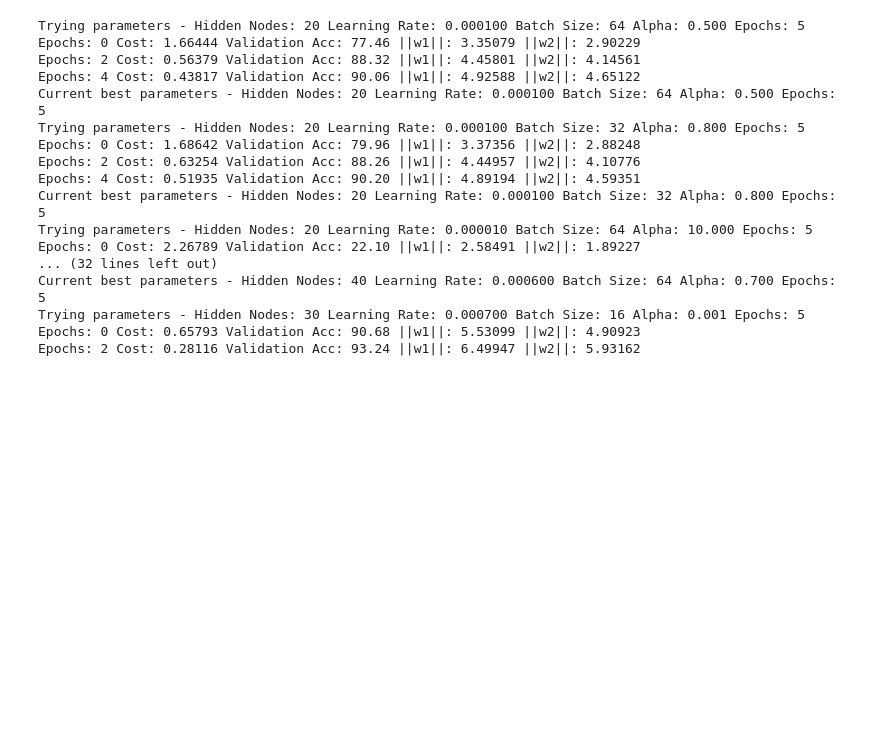
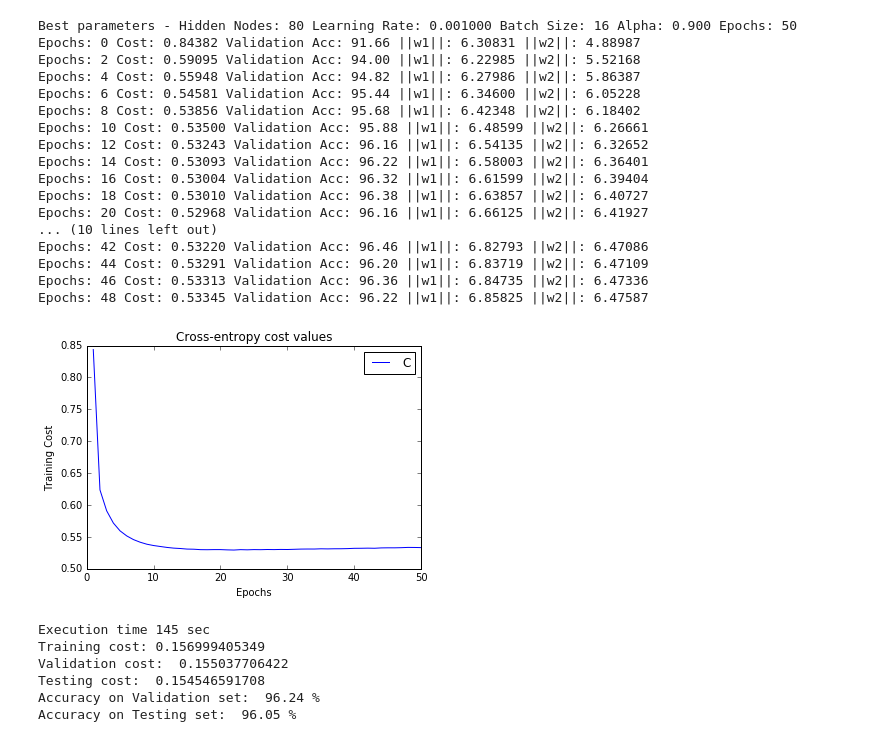
Before and after one commit to ArkAung/DNNfs, a Jupyter notebook: DNNfs.ipynb, the cells around one changed output. Drawn from its saved outputs; the diff is of its cells as text; code cells hidden in the pictures; blank space fills up the shorter version.

```diff
--- a/DNNfs.ipynb
+++ b/DNNfs.ipynb
@@ -179,48 +179,56 @@ def findBestHyperparameters():
             max_acc = acc
             best = i
         print ("Current best parameters - Hidden Nodes: %d Learning Rate: %.6f Batch Size: %d Alpha: %.3f Epochs: %d" % (
             h_nodes[best], l_rate[best], b_size[best], alpha[best], epochs))
     return h_nodes[i], l_rate[i], b_size[i], alpha[i], 10
 
 if __name__ == "__main__":
     # Load data
     if 'trainingImages' not in globals():
         trainingImages = np.load("datasets/mnist_train_images.npy")
         trainingLabels = np.load("datasets/mnist_train_labels.npy")
         validationImages = np.load("datasets/mnist_validation_images.npy")
         validationLabels = np.load("datasets/mnist_validation_labels.npy")
         testingImages = np.load("datasets/mnist_test_images.npy")
         testingLabels = np.load("datasets/mnist_test_labels.npy")
 
     import time
 
     start = time.time()
-    hidden_nodes, learning_rate, batch_size, ridge_term, epochs = findBestHyperparameters()
+#     hidden_nodes, learning_rate, batch_size, ridge_term, epochs = findBestHyperparameters()
+    hidden_nodes, learning_rate, batch_size, ridge_term, epochs = 80, 0.001, 16, 0.9, 50
     print ("Best parameters - Hidden Nodes: %d Learning Rate: %.6f Batch Size: %d Alpha: %.3f Epochs: %d" %
            (hidden_nodes, learning_rate, batch_size, ridge_term, epochs))
     w_1, w_2, b_1, b_2 = gradientDescent(trainingImages, trainingLabels, hidden_nodes, learning_rate, batch_size, epochs, ridge_term)
 
     dt = int(time.time() - start)
     print("Execution time %d sec" % dt)
 
     reportCosts(w_1, w_2, b_1, b_2, trainingImages, trainingLabels, validationImages, validationLabels, testingImages, testingLabels)
     print "Accuracy on Validation set: ", report_accuracy(w_1, w_2, b_1, b_2, validationImages, validationLabels), "%"
     print "Accuracy on Testing set: ", report_accuracy(w_1, w_2, b_1, b_2, testingImages, testingLabels), "%"
 # %% [output]
-Trying parameters - Hidden Nodes: 20 Learning Rate: 0.000100 Batch Size: 64 Alpha: 0.500 Epochs: 5
-Epochs: 0 Cost: 1.66444 Validation Acc: 77.46 ||w1||: 3.35079 ||w2||: 2.90229
-Epochs: 2 Cost: 0.56379 Validation Acc: 88.32 ||w1||: 4.45801 ||w2||: 4.14561
-Epochs: 4 Cost: 0.43817 Validation Acc: 90.06 ||w1||: 4.92588 ||w2||: 4.65122
-Current best parameters - Hidden Nodes: 20 Learning Rate: 0.000100 Batch Size: 64 Alpha: 0.500 Epochs: 5
-Trying parameters - Hidden Nodes: 20 Learning Rate: 0.000100 Batch Size: 32 Alpha: 0.800 Epochs: 5
-Epochs: 0 Cost: 1.68642 Validation Acc: 79.96 ||w1||: 3.37356 ||w2||: 2.88248
-Epochs: 2 Cost: 0.63254 Validation Acc: 88.26 ||w1||: 4.44957 ||w2||: 4.10776
-Epochs: 4 Cost: 0.51935 Validation Acc: 90.20 ||w1||: 4.89194 ||w2||: 4.59351
-Current best parameters - Hidden Nodes: 20 Learning Rate: 0.000100 Batch Size: 32 Alpha: 0.800 Epochs: 5
-Trying parameters - Hidden Nodes: 20 Learning Rate: 0.000010 Batch Size: 64 Alpha: 10.000 Epochs: 5
-Epochs: 0 Cost: 2.26789 Validation Acc: 22.10 ||w1||: 2.58491 ||w2||: 1.89227
-... (32 lines left out)
-Current best parameters - Hidden Nodes: 40 Learning Rate: 0.000600 Batch Size: 64 Alpha: 0.700 Epochs: 5
-Trying parameters - Hidden Nodes: 30 Learning Rate: 0.000700 Batch Size: 16 Alpha: 0.001 Epochs: 5
-Epochs: 0 Cost: 0.65793 Validation Acc: 90.68 ||w1||: 5.53099 ||w2||: 4.90923
-Epochs: 2 Cost: 0.28116 Validation Acc: 93.24 ||w1||: 6.49947 ||w2||: 5.93162
+Best parameters - Hidden Nodes: 80 Learning Rate: 0.001000 Batch Size: 16 Alpha: 0.900 Epochs: 50
+Epochs: 0 Cost: 0.84382 Validation Acc: 91.66 ||w1||: 6.30831 ||w2||: 4.88987
+Epochs: 2 Cost: 0.59095 Validation Acc: 94.00 ||w1||: 6.22985 ||w2||: 5.52168
+Epochs: 4 Cost: 0.55948 Validation Acc: 94.82 ||w1||: 6.27986 ||w2||: 5.86387
+Epochs: 6 Cost: 0.54581 Validation Acc: 95.44 ||w1||: 6.34600 ||w2||: 6.05228
+Epochs: 8 Cost: 0.53856 Validation Acc: 95.68 ||w1||: 6.42348 ||w2||: 6.18402
+Epochs: 10 Cost: 0.53500 Validation Acc: 95.88 ||w1||: 6.48599 ||w2||: 6.26661
+Epochs: 12 Cost: 0.53243 Validation Acc: 96.16 ||w1||: 6.54135 ||w2||: 6.32652
+Epochs: 14 Cost: 0.53093 Validation Acc: 96.22 ||w1||: 6.58003 ||w2||: 6.36401
+Epochs: 16 Cost: 0.53004 Validation Acc: 96.32 ||w1||: 6.61599 ||w2||: 6.39404
+Epochs: 18 Cost: 0.53010 Validation Acc: 96.38 ||w1||: 6.63857 ||w2||: 6.40727
+Epochs: 20 Cost: 0.52968 Validation Acc: 96.16 ||w1||: 6.66125 ||w2||: 6.41927
+... (10 lines left out)
+Epochs: 42 Cost: 0.53220 Validation Acc: 96.46 ||w1||: 6.82793 ||w2||: 6.47086
+Epochs: 44 Cost: 0.53291 Validation Acc: 96.20 ||w1||: 6.83719 ||w2||: 6.47109
+Epochs: 46 Cost: 0.53313 Validation Acc: 96.36 ||w1||: 6.84735 ||w2||: 6.47336
+Epochs: 48 Cost: 0.53345 Validation Acc: 96.22 ||w1||: 6.85825 ||w2||: 6.47587
+[figure, added]
+Execution time 145 sec
+Training cost: 0.156999405349
+Validation cost:  0.155037706422
+Testing cost:  0.154546591708
+Accuracy on Validation set:  96.24 %
+Accuracy on Testing set:  96.05 %
```
Also changed, not shown: parts of 6 cells of this notebook, 2 other files.
